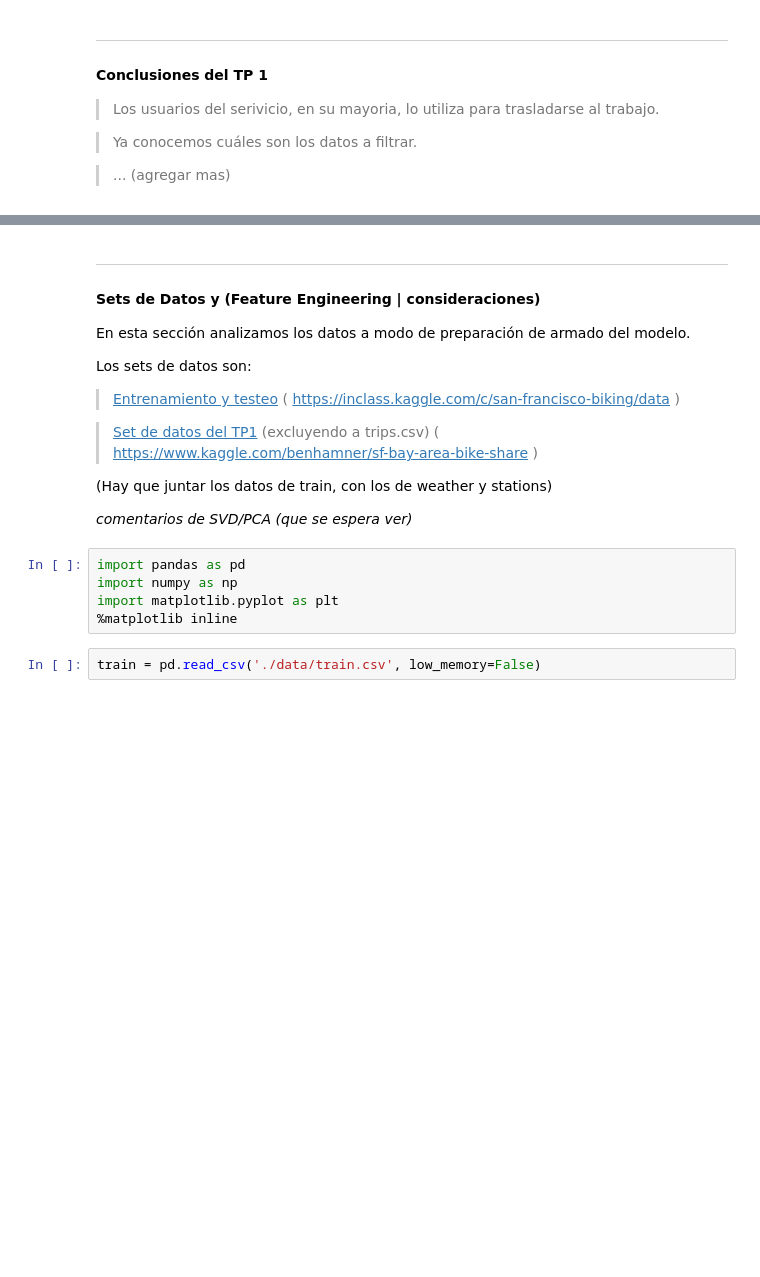
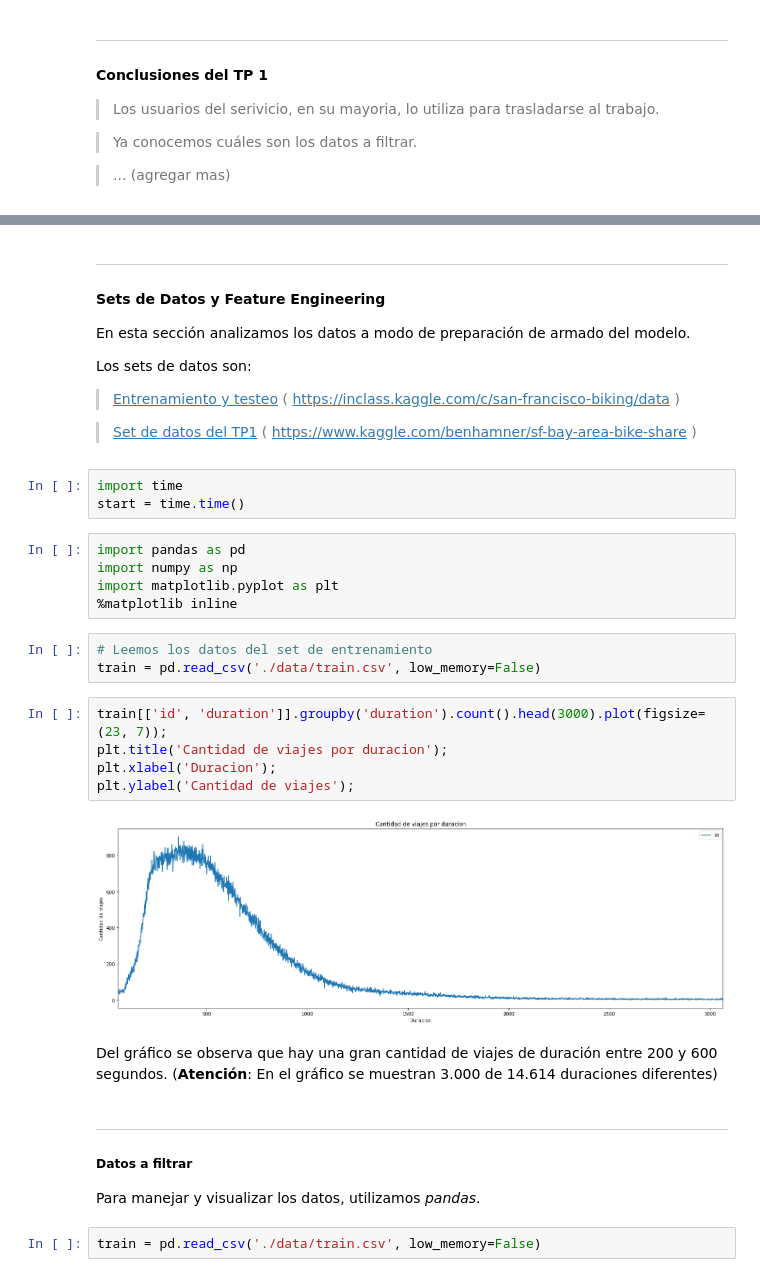
Before and after one commit to frisjon/tp2, a Jupyter notebook: trabajo_practico_2.ipynb, the cells around one changed output, grey strips where cells are left out. Saved outputs shown, nothing was run; the diff lists cells and outputs as text; blank space fills up the shorter version.

```diff
--- a/trabajo_practico_2.ipynb
+++ b/trabajo_practico_2.ipynb
@@ -153,6 +123,6 @@ Una parte del algoritmo (un *nodo* en tensorflow), podría tomar como parámetro
 # %% [markdown]
 ---
-#### Sets de Datos y (Feature Engineering | consideraciones)
+#### Sets de Datos y Feature Engineering
 
 En esta sección analizamos los datos a modo de preparación de armado del modelo.
 
@@ -160,15 +130,31 @@ Los sets de datos son:
 
 >[Entrenamiento y testeo](https://inclass.kaggle.com/c/san-francisco-biking/data) ( https://inclass.kaggle.com/c/san-francisco-biking/data )
 
->[Set de datos del TP1](https://www.kaggle.com/benhamner/sf-bay-area-bike-share) (excluyendo a trips.csv) ( https://www.kaggle.com/benhamner/sf-bay-area-bike-share )
-
-(Hay que juntar los datos de train, con los de weather y stations)
-
-*comentarios de SVD/PCA (que se espera ver)*
+>[Set de datos del TP1](https://www.kaggle.com/benhamner/sf-bay-area-bike-share) ( https://www.kaggle.com/benhamner/sf-bay-area-bike-share )
+# %%
+import time
+start = time.time()
 # %%
 import pandas as pd
 import numpy as np
 import matplotlib.pyplot as plt
 %matplotlib inline
+# %%
+# Leemos los datos del set de entrenamiento
+train = pd.read_csv('./data/train.csv', low_memory=False)
+# %%
+train[['id', 'duration']].groupby('duration').count().head(3000).plot(figsize=(23, 7));
+plt.title('Cantidad de viajes por duracion');
+plt.xlabel('Duracion');
+plt.ylabel('Cantidad de viajes');
+# %% [output]
+[figure, added]
+# %% [markdown]
+Del gráfico se observa que hay una gran cantidad de viajes de duración entre 200 y 600 segundos. (__Atención__: En el gráfico se muestran 3.000 de 14.614 duraciones diferentes)
+# %% [markdown]
+---
+##### Datos a filtrar
+
+Para manejar y visualizar los datos, utilizamos *pandas*.
 # %%
 train = pd.read_csv('./data/train.csv', low_memory=False)
```
Also changed, not shown: parts of 63 cells of this notebook.
